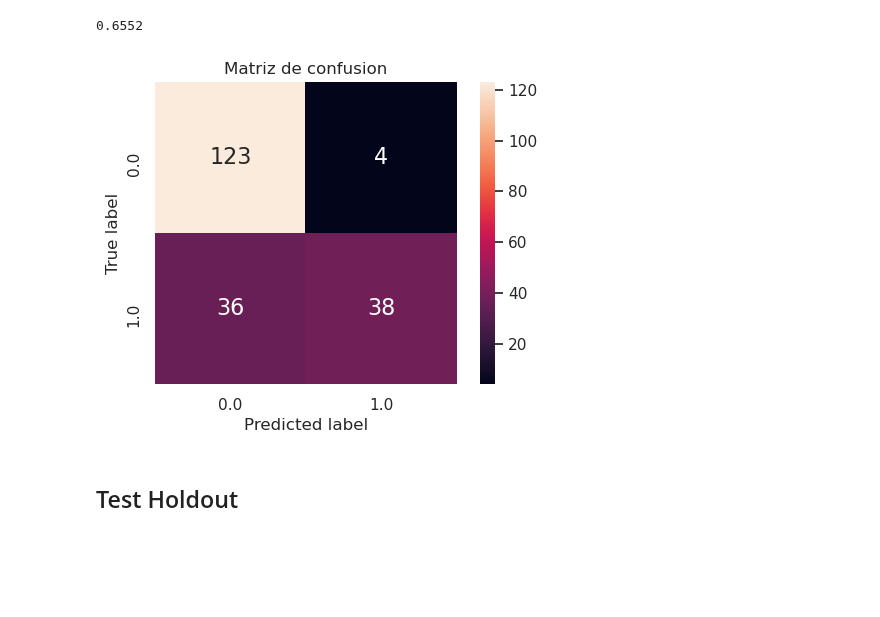
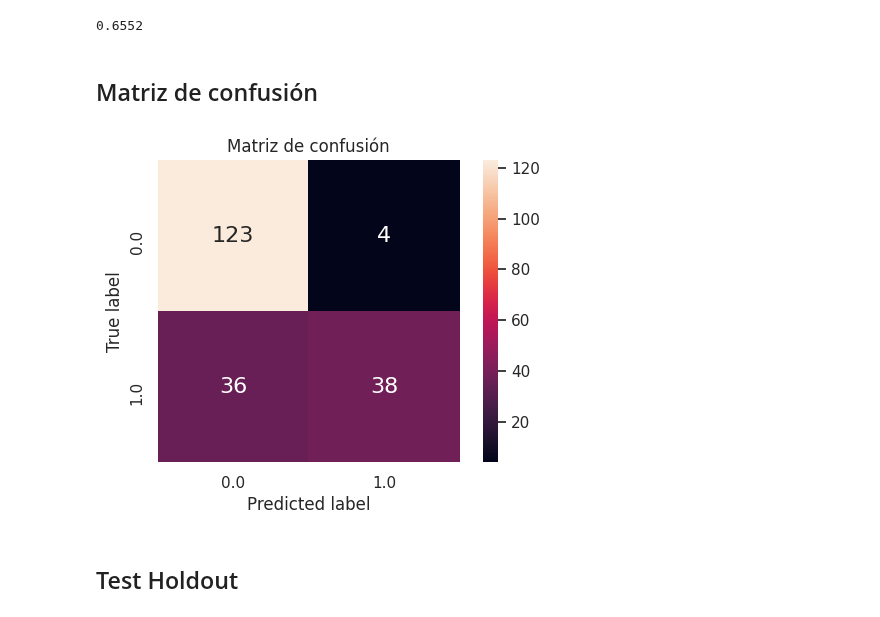
Before and after one commit to JuanOpizzi/Datos-2020-2c, a Jupyter notebook: TP2/svc.ipynb, the cells around one changed output. Cells and saved outputs as stored; diff of their text form; code cells hidden in the pictures; blank space fills up the shorter version.

```diff
--- a/TP2/svc.ipynb
+++ b/TP2/svc.ipynb
@@ -120,23 +120,25 @@ f1 = f1_score(y_test, super_vector.predict(X_test))
 print(f"{f1:.4f}")
 # %% [output]
 0.6552
+# %% [markdown]
+## Matriz de confusión
 # %%
 def plot_confusion_matrix(y_true, y_pred):
     names = sorted(set(y_true))
     cm = confusion_matrix(y_true, y_pred, names)
     df_cm = pd.DataFrame(cm, names, names)
 
     plt.figure(dpi=100)
-    plt.title("Matriz de confusion")
+    plt.title("Matriz de confusión")
     sns.heatmap(df_cm, annot=True, annot_kws={"size": 16}, fmt='g', square=True)
     plt.ylabel("True label")
     plt.xlabel("Predicted label")
     plt.show()
 
 
 plot_confusion_matrix(y_test, super_vector.predict(X_test))
 # %% [output]
-[figure, old version]
+[figure, new version]
 # %% [markdown]
 ## Test Holdout
 # %%
```
Also changed, not shown: parts of 3 cells of this notebook, 2 other files.
